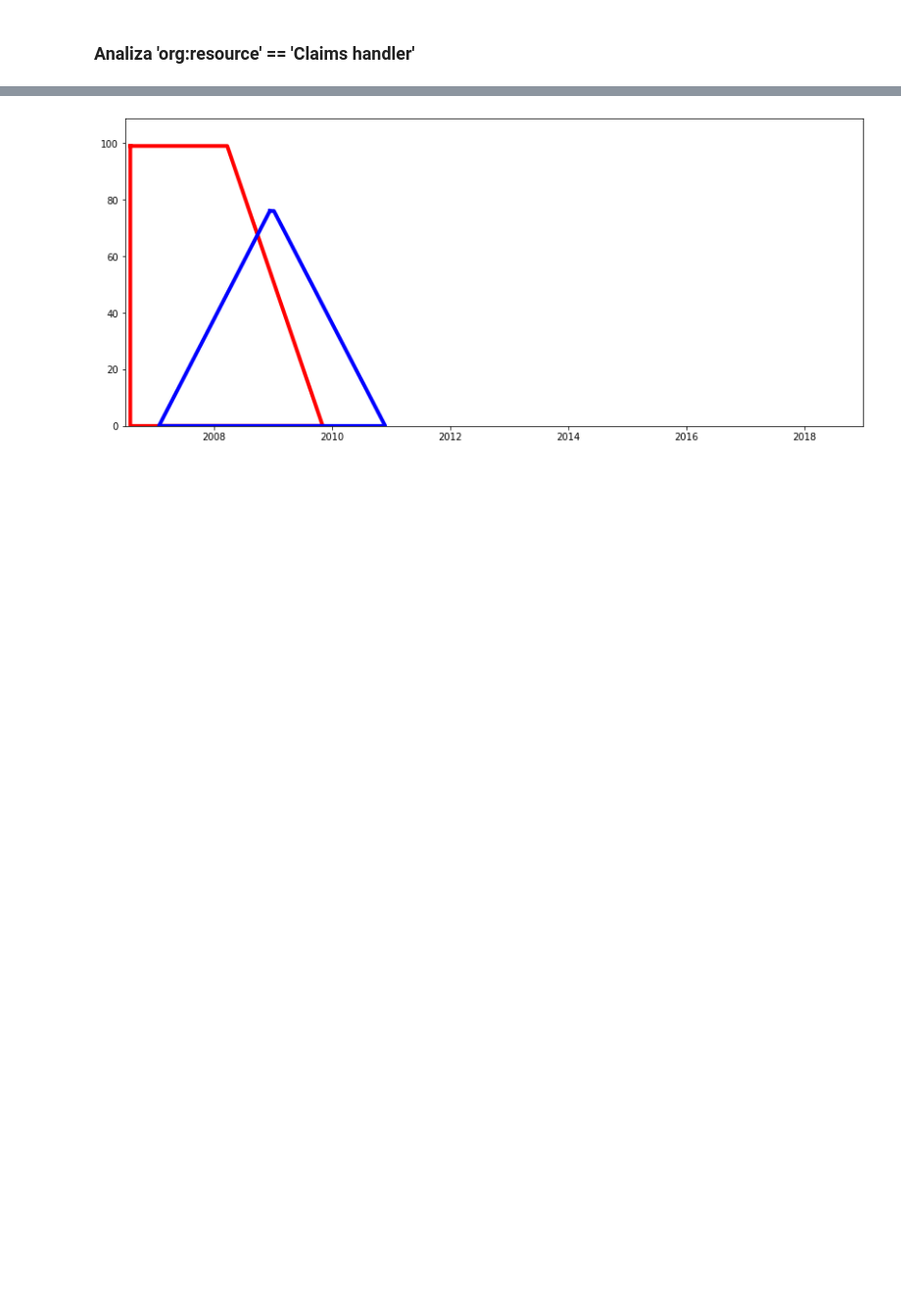
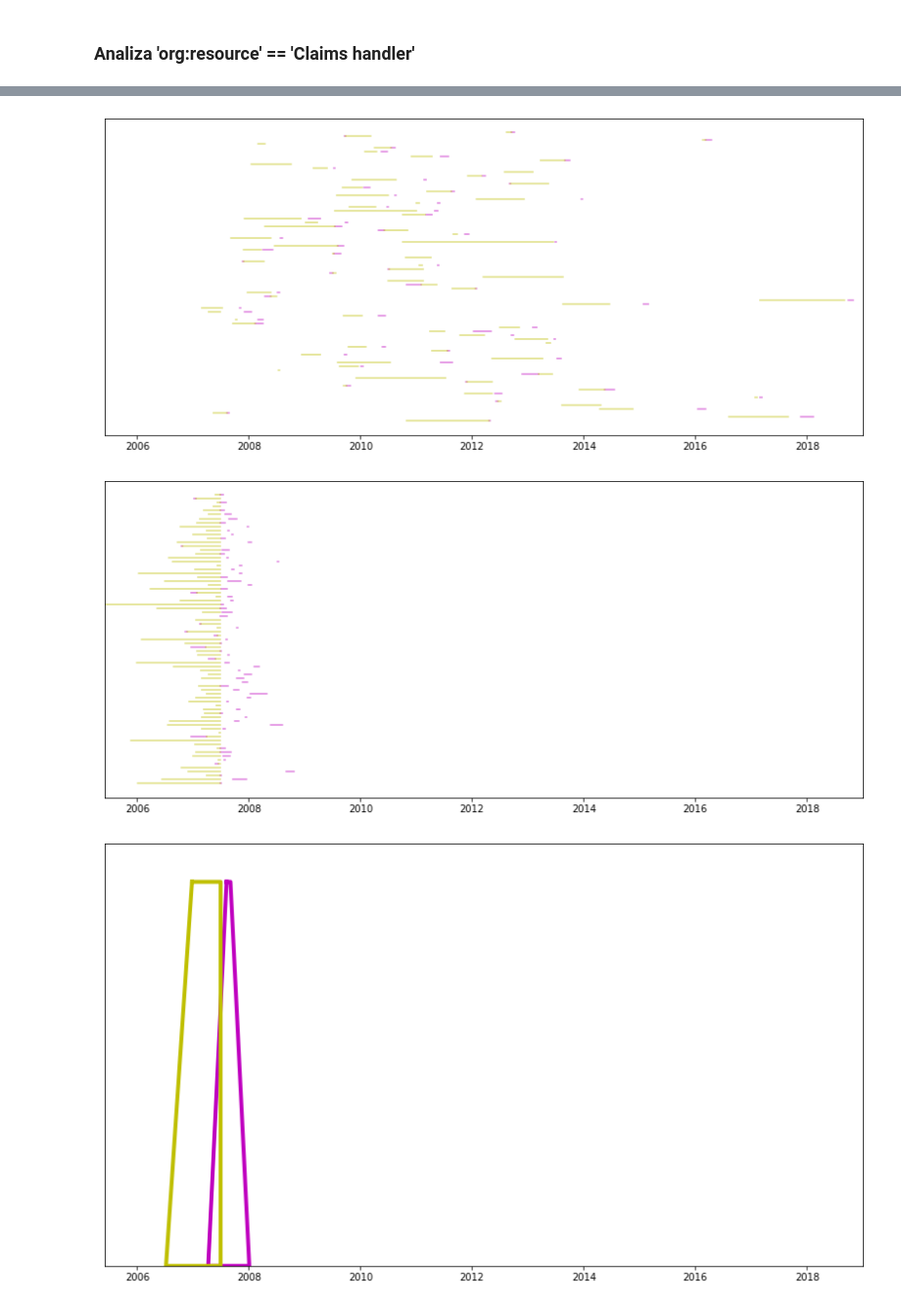
Before and after one commit to Sroka-Bartosz/Allen-fuzzy-logs-relation-analysis, a Jupyter notebook: logs_analysis.ipynb, the cells around one changed output, grey strips where cells are left out. Shown: that part at 98% size. Cells and saved outputs as stored; diff of their text form; code cells hidden in the pictures; blank space fills up the shorter version.

```diff
--- a/logs_analysis.ipynb
+++ b/logs_analysis.ipynb
@@ -284,15 +221,0 @@ normalized_claims_handler
-# %%
-df = deepcopy(normalized_claims_handler)
-task1 = 'assess claim'
-task2 = 'close claim'
-
-for i in df['case:concept:name'].unique():
-    case1 = ((df['case:concept:name'] == i) & (df['concept:name'] == task1))
-    case2 = ((df['case:concept:name'] == i) & (df['concept:name'] == task2))
-
-    diff = pd.to_datetime(df[case1].start_timestamp) - left_side
-
-    df.loc[case1, 'start_timestamp'] = df.loc[case1, 'start_timestamp'] - diff.item()
-    df.loc[case2, 'start_timestamp'] = df.loc[case2, 'start_timestamp'] - diff.item()
-    df.loc[case1, 'complete_timestamp'] = df.loc[case1, 'complete_timestamp'] - diff.item()
-    df.loc[case2, 'complete_timestamp'] = df.loc[case2, 'complete_timestamp'] - diff.item()
@@ -333,10 +222,20 @@ n_task2 = number_of_traces.iloc[1,0]
-# %%
-_, ax = plt.subplots(figsize=[14,6])
-
-ax.plot([mean_start1, mean_complete1, mean_complete1 + std_complete1, mean_start1-std_start1, mean_start1], [n_task1, n_task1, 0, 0, n_task1], 'r', linewidth=4)
-ax.plot([mean_start2, mean_complete2, mean_complete2 + std_complete2, mean_start2-std_start2, mean_start2], [n_task2, n_task2, 0, 0, n_task2], 'b', linewidth=4)
-ax.set(xlim=(xlim_lower, xlim_upper), ylim=(0, 1.1*np.max([n_task1,n_task2])))
-
-plt.show()
-# %% [output]
-[figure, removed]
+# %%
+xlim_lower = datetime.strptime('2005-06-01', '%Y-%m-%d')
+xlim_upper = datetime.strptime('2019-01-01', '%Y-%m-%d')
+
+instance = 'Claims handler'
+task_col = 'concept:name'
+task1 = 'close claim'
+task2 = 'advise claimant on reimbursement'
+
+selected_df = selected_columns_to_compare(df, instance_col='org:resource', task_col='concept:name', instance=instance, task1=task1, task2=task2)
+plot1(selected_df, task_col=task_col, task1=task1, task2=task2, xlim=(xlim_lower, xlim_upper))
+
+df1 = moved_to_side(selected_df, task_col=task_col, trace_col='case:concept:name',task1=task1, task2=task2, side='right')
+plot1(df1, task_col=task_col, task1=task1, task2=task2, xlim=(xlim_lower, xlim_upper))
+
+calculate_timestamp_metrics(df1, task_col)
+# %% [output]
+[figure, added]
+[figure, added]
+[figure, added]
```
Also changed, not shown: parts of 37 cells of this notebook.
